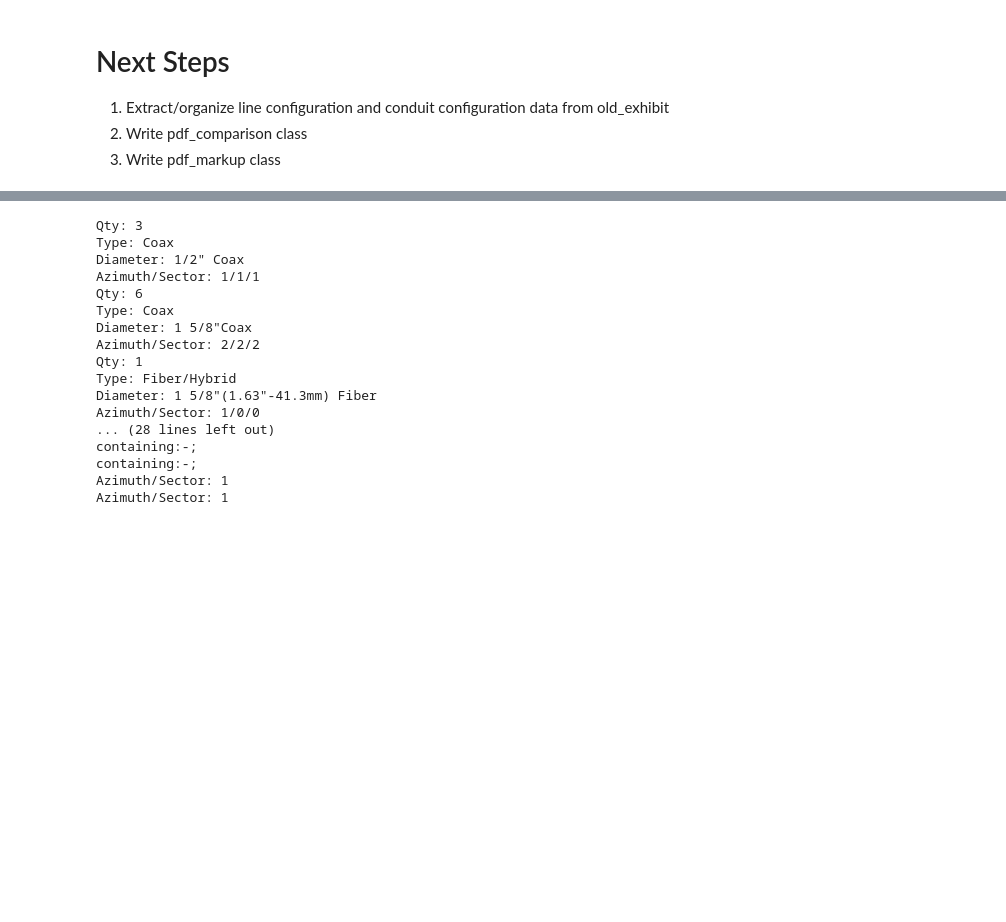
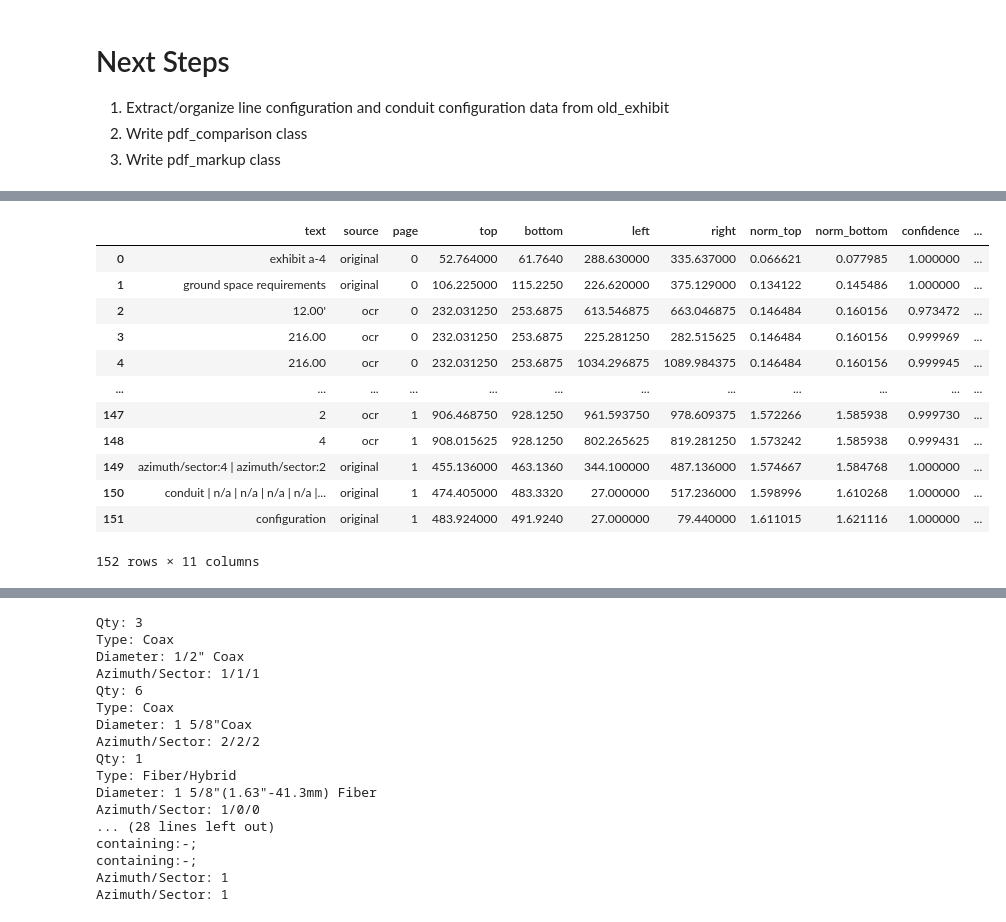
Before and after one commit to daltondm/OCR_for_telecommunications_quality_assurance, a Jupyter notebook: full_ocr_and_pdf_data_extraction_process.ipynb, the cells around one changed output, grey strips where cells are left out. Cells and saved outputs as stored; diff of their text form; code cells hidden in the pictures; blank space fills up the shorter version.

```diff
--- a/full_ocr_and_pdf_data_extraction_process.ipynb
+++ b/full_ocr_and_pdf_data_extraction_process.ipynb
@@ -1049,0 +1056,16 @@ TypeError: pdf_data.organize_text_lines_by_row_and_column() got an unexpected ke
+# %%
+new_exhibit.text_df
+# %% [output]
+|  | text | source | page | top | bottom | left | right | norm_top | norm_bottom | confidence | ... |
+| 0 | exhibit a-4 | original | 0 | 52.764000 | 61.7640 | 288.630000 | 335.637000 | 0.066621 | 0.077985 | 1.000000 | ... |
+| 1 | ground space requirements | original | 0 | 106.225000 | 115.2250 | 226.620000 | 375.129000 | 0.134122 | 0.145486 | 1.000000 | ... |
+| 2 | 12.00' | ocr | 0 | 232.031250 | 253.6875 | 613.546875 | 663.046875 | 0.146484 | 0.160156 | 0.973472 | ... |
+| 3 | 216.00 | ocr | 0 | 232.031250 | 253.6875 | 225.281250 | 282.515625 | 0.146484 | 0.160156 | 0.999969 | ... |
+| 4 | 216.00 | ocr | 0 | 232.031250 | 253.6875 | 1034.296875 | 1089.984375 | 0.146484 | 0.160156 | 0.999945 | ... |
+| ... | ... | ... | ... | ... | ... | ... | ... | ... | ... | ... | ... |
+| 147 | 2 | ocr | 1 | 906.468750 | 928.1250 | 961.593750 | 978.609375 | 1.572266 | 1.585938 | 0.999730 | ... |
+| 148 | 4 | ocr | 1 | 908.015625 | 928.1250 | 802.265625 | 819.281250 | 1.573242 | 1.585938 | 0.999431 | ... |
+| 149 | azimuth/sector:4 | azimuth/sector:2 | original | 1 | 455.136000 | 463.1360 | 344.100000 | 487.136000 | 1.574667 | 1.584768 | 1.000000 | ... |
+| 150 | conduit | n/a | n/a | n/a | n/a |... | original | 1 | 474.405000 | 483.3320 | 27.000000 | 517.236000 | 1.598996 | 1.610268 | 1.000000 | ... |
+| 151 | configuration | original | 1 | 483.924000 | 491.9240 | 27.000000 | 79.440000 | 1.611015 | 1.621116 | 1.000000 | ... |
+152 rows × 11 columns
```
Also changed, not shown: parts of 6 cells of this notebook.
